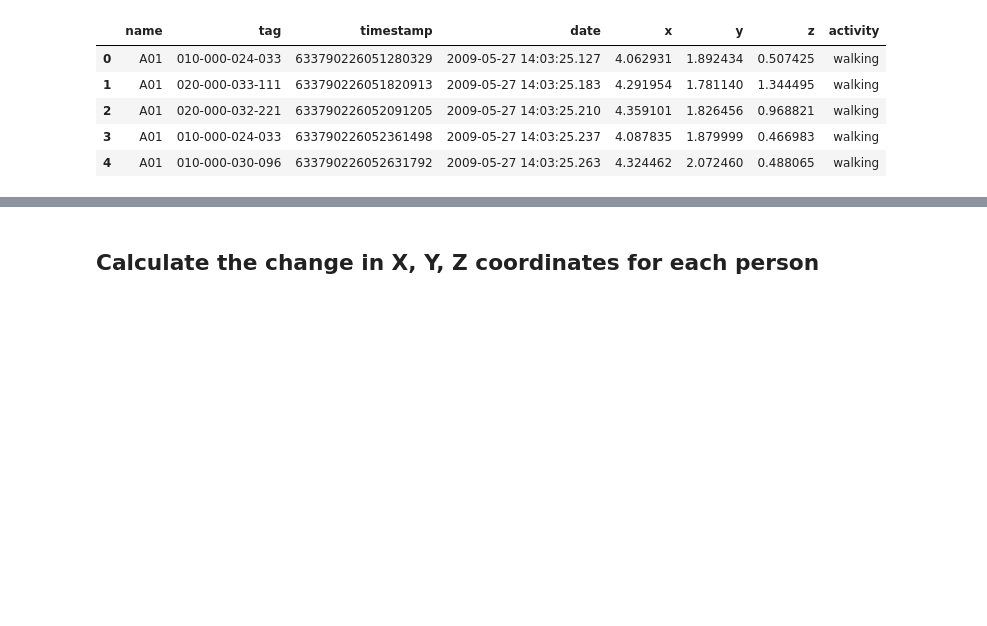
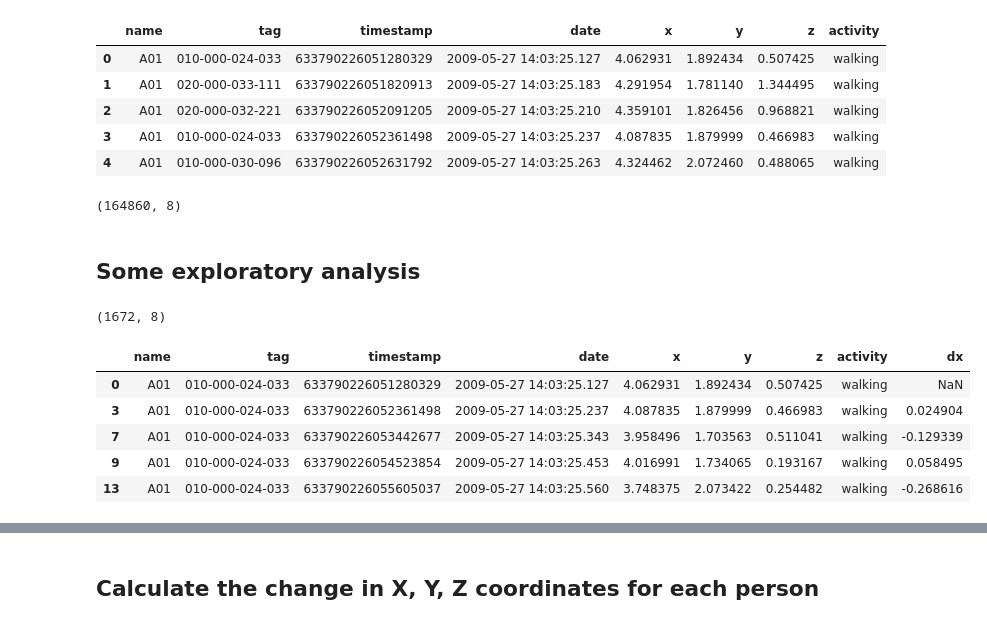
Before and after one commit to snikolenko/harbourspace-ml, a Jupyter notebook: rodrigo/h5_classification_postures.ipynb, the cells around one changed output, grey strips where cells are left out. Drawn from its saved outputs; the diff is of its cells as text; code cells hidden in the pictures; blank space fills up the shorter version.

```diff
--- a/rodrigo/h5_classification_postures.ipynb
+++ b/rodrigo/h5_classification_postures.ipynb
@@ -23,0 +31,6 @@ df.head()
+# %%
+df.shape
+# %% [output]
+(164860, 8)
+# %% [markdown]
+## Some exploratory analysis
@@ -23,0 +40,4 @@ df.head()
+# %%
+a01.shape
+# %% [output]
+(1672, 8)
@@ -23,0 +46,9 @@ df.head()
+# %%
+a01.head()
+# %% [output]
+|  | name | tag | timestamp | date | x | y | z | activity | dx |
+| 0 | A01 | 010-000-024-033 | 633790226051280329 | 2009-05-27 14:03:25.127 | 4.062931 | 1.892434 | 0.507425 | walking | NaN |
+| 3 | A01 | 010-000-024-033 | 633790226052361498 | 2009-05-27 14:03:25.237 | 4.087835 | 1.879999 | 0.466983 | walking | 0.024904 |
+| 7 | A01 | 010-000-024-033 | 633790226053442677 | 2009-05-27 14:03:25.343 | 3.958496 | 1.703563 | 0.511041 | walking | -0.129339 |
+| 9 | A01 | 010-000-024-033 | 633790226054523854 | 2009-05-27 14:03:25.453 | 4.016991 | 1.734065 | 0.193167 | walking | 0.058495 |
+| 13 | A01 | 010-000-024-033 | 633790226055605037 | 2009-05-27 14:03:25.560 | 3.748375 | 2.073422 | 0.254482 | walking | -0.268616 |
```
Also changed, not shown: parts of 24 cells of this notebook.
